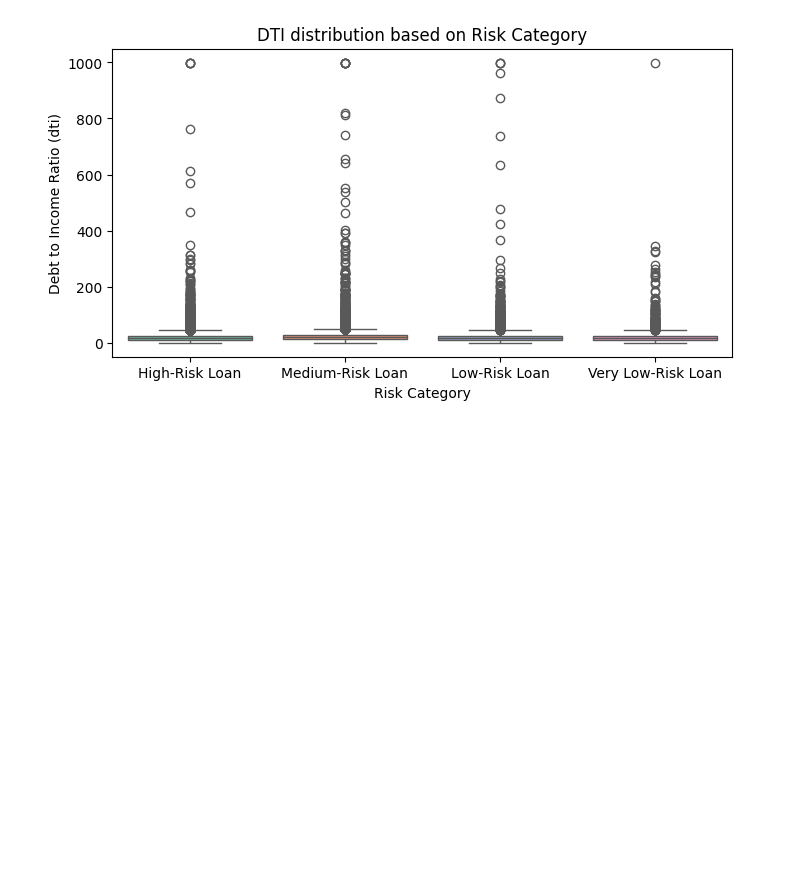
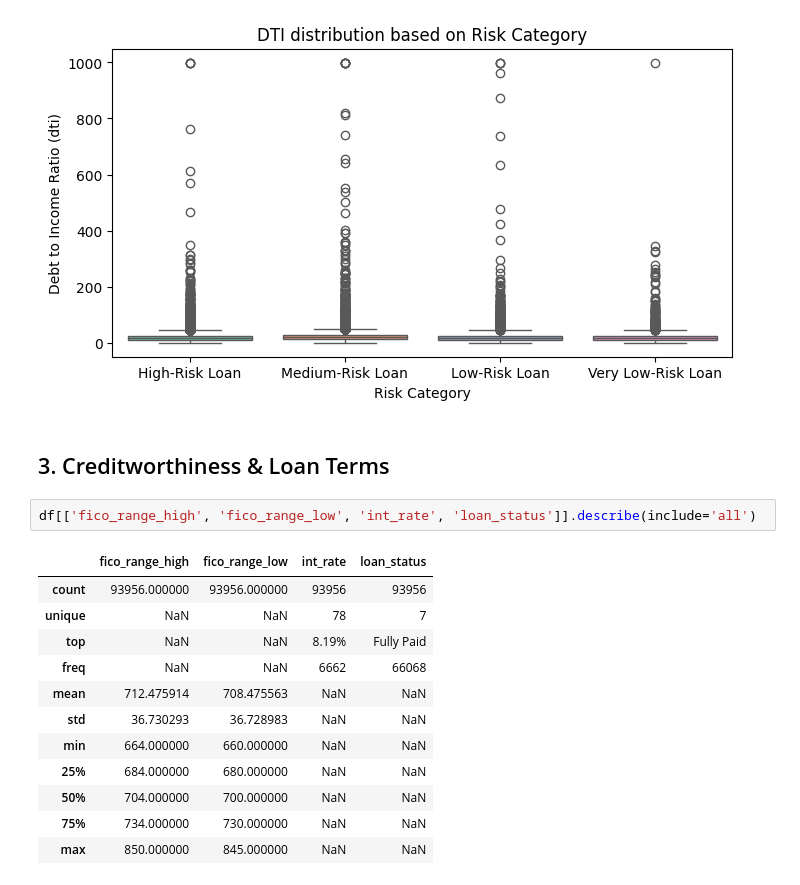
Before and after one commit to hidayah24/data-analyst-portfolio, a Jupyter notebook: Project-2-Credit-Risk-Analysis-and-Optimization-of-Lending-Decisions/Credit-Risk-Analysis.ipynb, the cells around one changed output. Cells and saved outputs as stored; diff of their text form; blank space fills up the shorter version.

```diff
--- a/Project-2-Credit-Risk-Analysis-and-Optimization-of-Lending-Decisions/Credit-Risk-Analysis.ipynb
+++ b/Project-2-Credit-Risk-Analysis-and-Optimization-of-Lending-Decisions/Credit-Risk-Analysis.ipynb
@@ -729,3 +729,20 @@ Passing `palette` without assigning `hue` is deprecated and will be removed in v
 
   sns.boxplot(x='risk_category', y='dti', data=df, palette='Set2')
 [figure]
+# %% [markdown]
+## 3. Creditworthiness & Loan Terms
+# %%
+df[['fico_range_high', 'fico_range_low', 'int_rate', 'loan_status']].describe(include='all')
+# %% [output]
+|  | fico_range_high | fico_range_low | int_rate | loan_status |
+| count | 93956.000000 | 93956.000000 | 93956 | 93956 |
+| unique | NaN | NaN | 78 | 7 |
+| top | NaN | NaN | 8.19% | Fully Paid |
+| freq | NaN | NaN | 6662 | 66068 |
+| mean | 712.475914 | 708.475563 | NaN | NaN |
+| std | 36.730293 | 36.728983 | NaN | NaN |
+| min | 664.000000 | 660.000000 | NaN | NaN |
+| 25% | 684.000000 | 680.000000 | NaN | NaN |
+| 50% | 704.000000 | 700.000000 | NaN | NaN |
+| 75% | 734.000000 | 730.000000 | NaN | NaN |
+| max | 850.000000 | 845.000000 | NaN | NaN |
```
Also changed, not shown: parts of 5 cells of this notebook.
